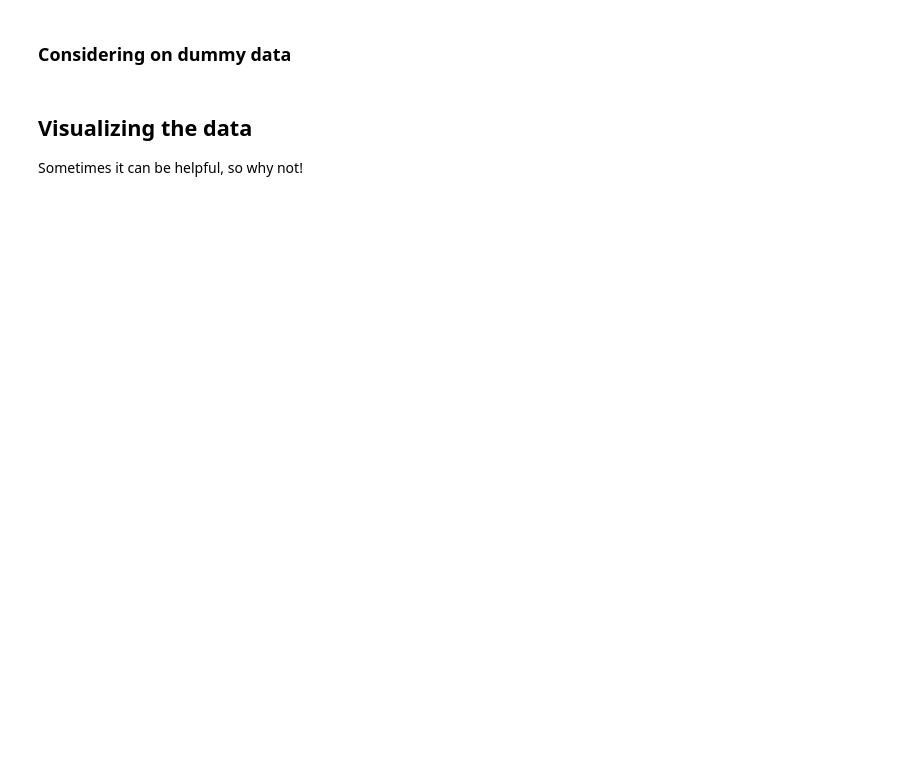
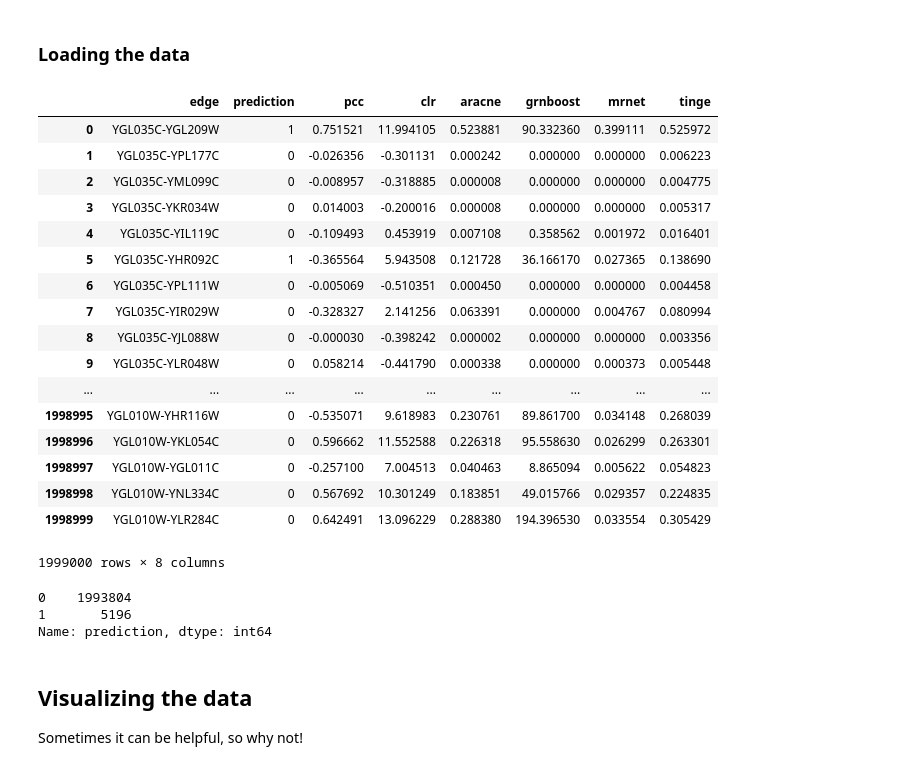
Before and after one commit to AluruLab/EnGRaiN, a Jupyter notebook: ensemble_arabidopsis_ML.ipynb, the cells around one changed output. Saved outputs shown, nothing was run; the diff lists cells and outputs as text; code cells hidden in the pictures; blank space fills up the shorter version.

```diff
--- a/ensemble_arabidopsis_ML.ipynb
+++ b/ensemble_arabidopsis_ML.ipynb
@@ -37,6 +37,4 @@ import warnings
 warnings.filterwarnings('ignore')
 %matplotlib inline
 # Harsh: Use Python[pytorch] kernel <others, please ignore this line>
-# %% [markdown]
-### Considering on dummy data
 # %%
@@ -50,0 +50,2 @@ y = np.random.choice([0, 1], size=E, p=[.9, .1]) # percentage labels
+# %% [markdown]
+### Loading the data
@@ -50,0 +54,29 @@ y = np.random.choice([0, 1], size=E, p=[.9, .1]) # percentage labels
+# %%
+df
+# %% [output]
+|  | edge | prediction | pcc | clr | aracne | grnboost | mrnet | tinge |
+| 0 | YGL035C-YGL209W | 1 | 0.751521 | 11.994105 | 0.523881 | 90.332360 | 0.399111 | 0.525972 |
+| 1 | YGL035C-YPL177C | 0 | -0.026356 | -0.301131 | 0.000242 | 0.000000 | 0.000000 | 0.006223 |
+| 2 | YGL035C-YML099C | 0 | -0.008957 | -0.318885 | 0.000008 | 0.000000 | 0.000000 | 0.004775 |
+| 3 | YGL035C-YKR034W | 0 | 0.014003 | -0.200016 | 0.000008 | 0.000000 | 0.000000 | 0.005317 |
+| 4 | YGL035C-YIL119C | 0 | -0.109493 | 0.453919 | 0.007108 | 0.358562 | 0.001972 | 0.016401 |
+| 5 | YGL035C-YHR092C | 1 | -0.365564 | 5.943508 | 0.121728 | 36.166170 | 0.027365 | 0.138690 |
+| 6 | YGL035C-YPL111W | 0 | -0.005069 | -0.510351 | 0.000450 | 0.000000 | 0.000000 | 0.004458 |
+| 7 | YGL035C-YIR029W | 0 | -0.328327 | 2.141256 | 0.063391 | 0.000000 | 0.004767 | 0.080994 |
+| 8 | YGL035C-YJL088W | 0 | -0.000030 | -0.398242 | 0.000002 | 0.000000 | 0.000000 | 0.003356 |
+| 9 | YGL035C-YLR048W | 0 | 0.058214 | -0.441790 | 0.000338 | 0.000000 | 0.000373 | 0.005448 |
+| ... | ... | ... | ... | ... | ... | ... | ... | ... |
+| 1998995 | YGL010W-YHR116W | 0 | -0.535071 | 9.618983 | 0.230761 | 89.861700 | 0.034148 | 0.268039 |
+| 1998996 | YGL010W-YKL054C | 0 | 0.596662 | 11.552588 | 0.226318 | 95.558630 | 0.026299 | 0.263301 |
+| 1998997 | YGL010W-YGL011C | 0 | -0.257100 | 7.004513 | 0.040463 | 8.865094 | 0.005622 | 0.054823 |
+| 1998998 | YGL010W-YNL334C | 0 | 0.567692 | 10.301249 | 0.183851 | 49.015766 | 0.029357 | 0.224835 |
+| 1998999 | YGL010W-YLR284C | 0 | 0.642491 | 13.096229 | 0.288380 | 194.396530 | 0.033554 | 0.305429 |
+1999000 rows × 8 columns
+# %%
+# for c in df.columns:
+#     print(c, df[c].value_counts())
+df['prediction'].value_counts()
+# %% [output]
+0    1993804
+1       5196
+Name: prediction, dtype: int64
```
Also changed, not shown: parts of 8 cells of this notebook.
